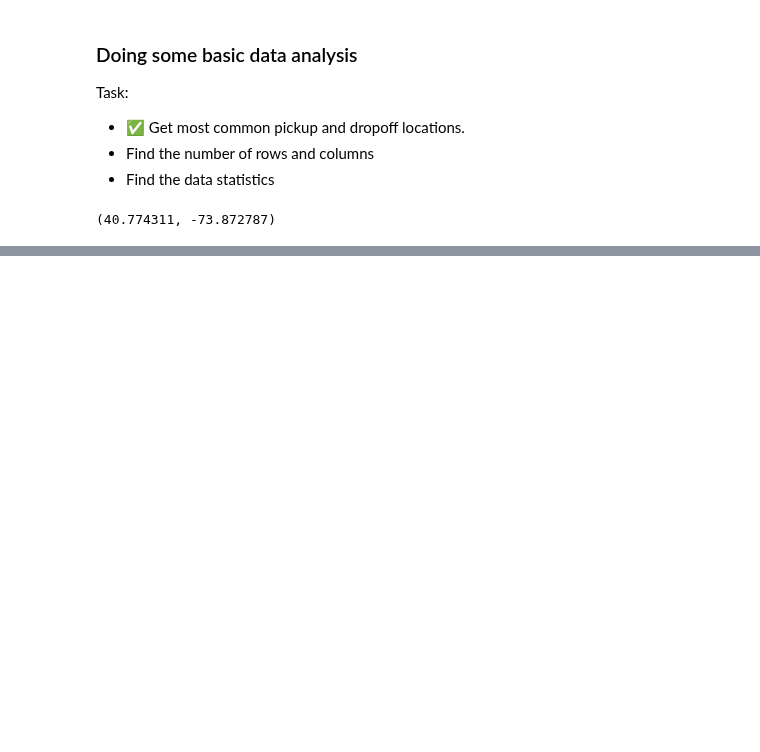
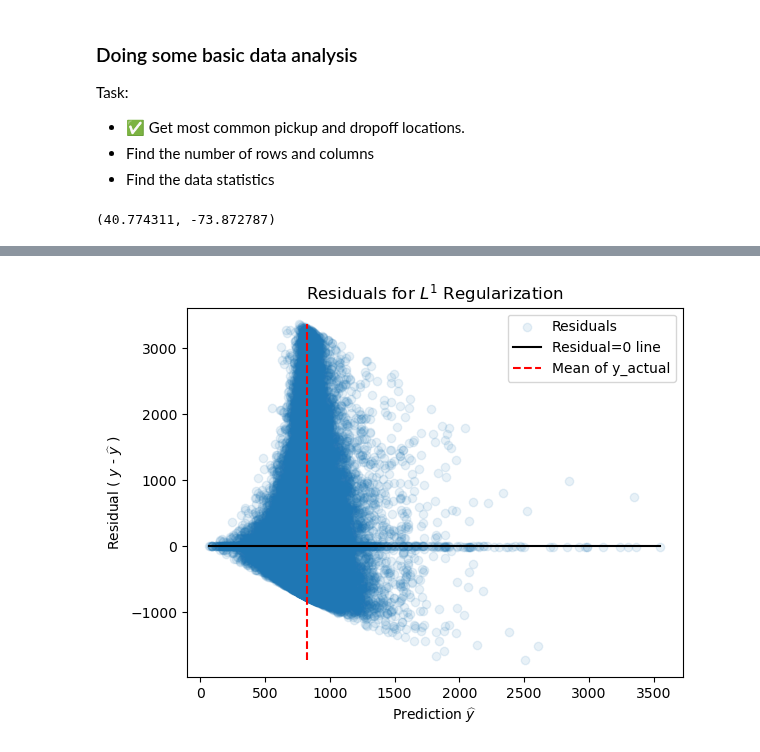
Before and after one commit to jeffxhansen/NYC_Taxi_Trip_Duration, a Jupyter notebook: dylan.ipynb, the cells around one changed output, grey strips where cells are left out. Drawn from its saved outputs; the diff is of its cells as text; code cells hidden in the pictures; blank space fills up the shorter version.

Commit message:
Created residual plots for xgboost and l1 reg.

```diff
--- a/dylan.ipynb
+++ b/dylan.ipynb
@@ -379,0 +412,43 @@ Name: dropoff_latitude, dtype: int64
+# %%
+# Build each model with optimal parameters.
+# Lasso
+lasso = linear_model.Lasso(alpha=1.0806)
+lasso.fit(X_train, y_train)
+
+# See how well it did
+y_pred_lasso = lasso.predict(X_test)
+
+# XGBoost
+xgb_reg = xgb.XGBRegressor(booster='gbtree', learning_rate=0.01, max_depth=10, n_estimators=100)
+xgb_reg.fit(X_train, y_train)
+y_pred_xgb = xgb_reg.predict(X_test)
+# %%
+def plot_residual(y_actual, y_pred, title="Residuals for Random Forest"):
+    """ plots a residual plot from the passed-in y_actual and y_pred
+    """
+    # compute the residuals
+    residual = y_actual - y_pred
+
+    # plot the residuals with the x-axis as the predictions and the y-axis
+    # as the residuals (y_actual - y_pred)
+    plt.scatter(y_pred, residual, alpha=0.1, label="Residuals")
+
+    # plot the residual=0 line
+    lower = np.min(y_pred)
+    upper = np.max(y_pred)
+    ls = np.linspace(lower, upper, 100)
+    plt.plot(ls, np.zeros(len(ls)), color='black', label='Residual=0 line')
+
+    # plot the mean of the actual data
+    plt.vlines([np.mean(y_test)], ymin=np.min(residual), ymax=np.max(residual), linestyles='dashed', color='red', label='Mean of y_actual')
+
+    # setup other plot parameters and show the plot
+    plt.xlabel("Prediction $\widehat{y}$")
+    plt.ylabel("Residual ( $y$ - $\widehat{y}$ )")
+    plt.title(title)
+    plt.legend()
+    plt.show()
+
+plot_residual(y_test, y_pred_lasso, title="Residuals for $L^1$ Regularization")
+# %% [output]
+[figure, added]
```
Also changed, not shown: parts of 11 cells of this notebook, 2 other files.
